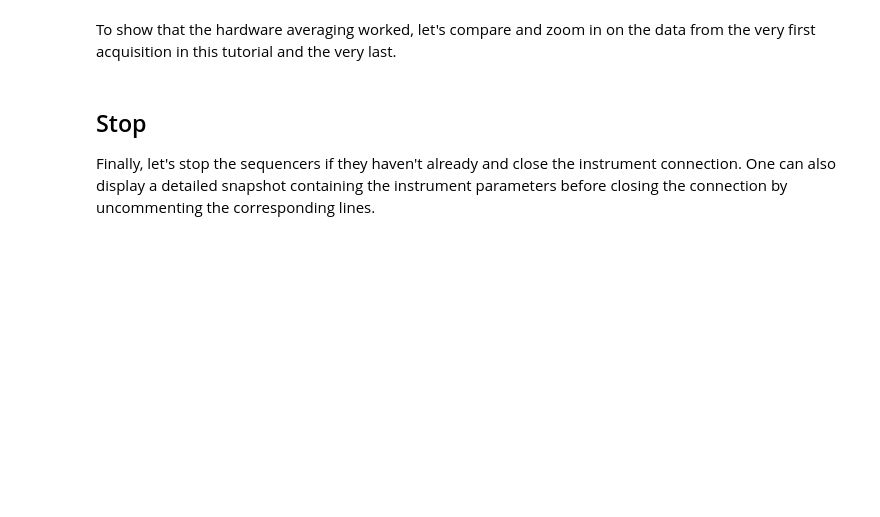
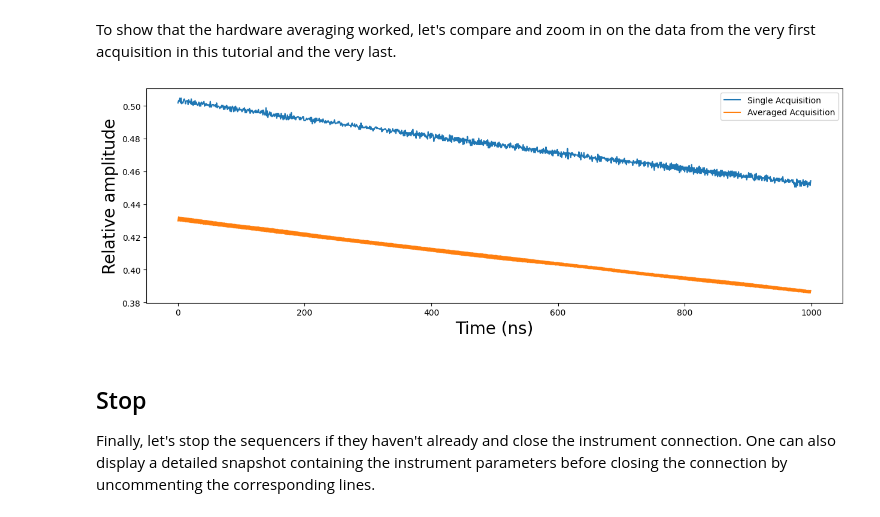
Before and after one commit to mainCSG/QBlox-CSG, a Jupyter notebook: tutorials/scope_acquisition.ipynb, the cells around one changed output. Drawn from its saved outputs; the diff is of its cells as text; code cells hidden in the pictures; blank space fills up the shorter version.

```diff
--- a/tutorials/scope_acquisition.ipynb
+++ b/tutorials/scope_acquisition.ipynb
@@ -370,11 +397,14 @@ To show that the hardware averaging worked, let's compare and zoom in on the dat
 # %%
 # Plot results
 fig, ax = plt.subplots(1, 1, figsize=(15, 15 / 2 / 1.61))
-ax.plot(np.array(single_acq["single"]["acquisition"]["scope"]["path0"]["data"][1000:2000]))
-ax.plot(np.array(avg_acq["avg"]["acquisition"]["scope"]["path0"]["data"][1000:2000]))
+ax.plot(np.array(single_acq["single"]["acquisition"]["scope"]["path0"]["data"][1000:2000]), label='Single Acquisition')
+ax.plot(np.array(avg_acq["avg"]["acquisition"]["scope"]["path0"]["data"][1000:2000]), label='Averaged Acquisition')
 ax.set_xlabel("Time (ns)", fontsize=20)
 ax.set_ylabel("Relative amplitude", fontsize=20)
+plt.legend(loc='best')
 plt.show()
+# %% [output]
+[figure, added]
 # %% [markdown]
 Stop
 ----
```
Also changed, not shown: parts of 7 cells of this notebook, 42 other files.
